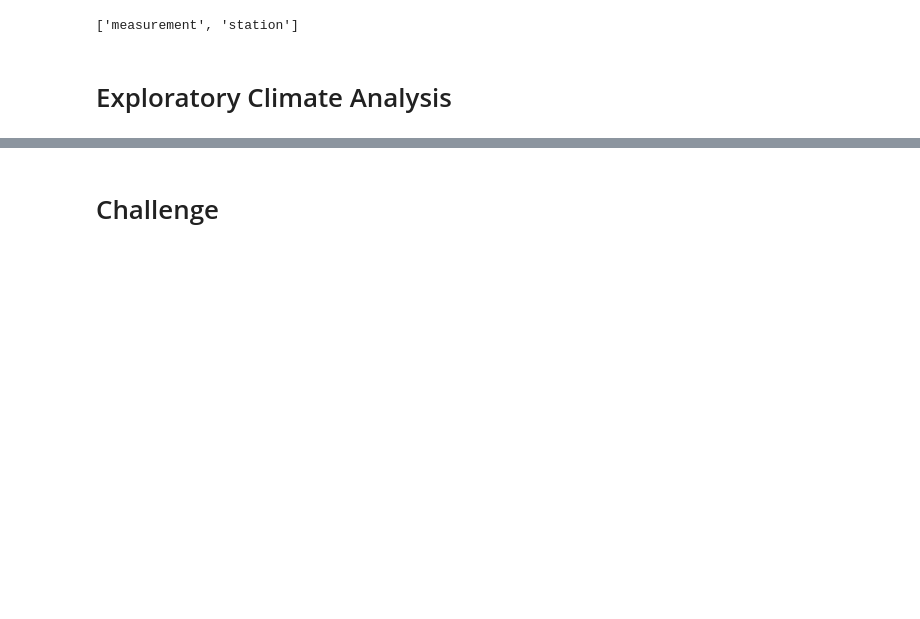
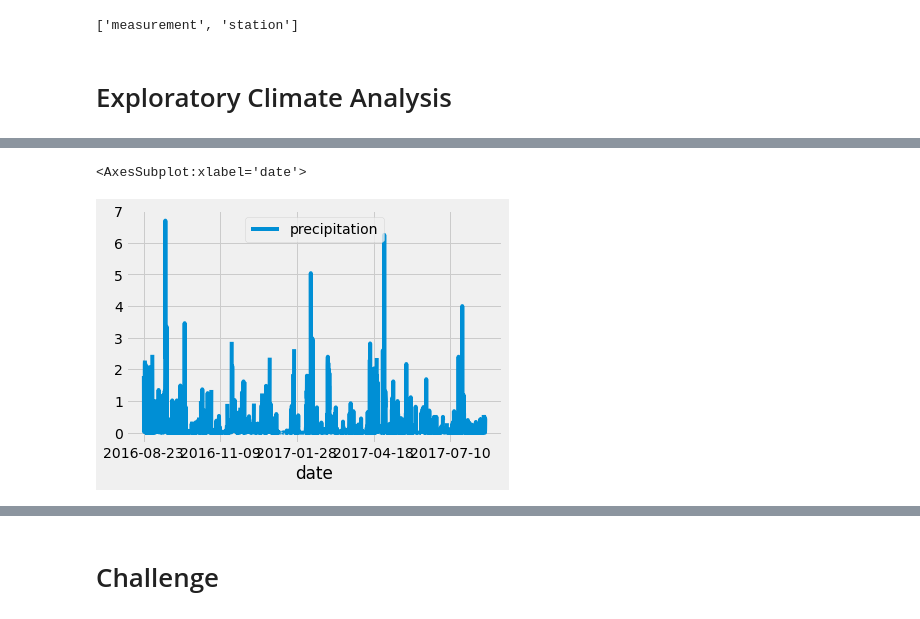
Before and after one commit to jhonpire/surfs_up, a Jupyter notebook: climate_analysis.ipynb, the cells around one changed output, grey strips where cells are left out. Saved outputs shown, nothing was run; the diff lists cells and outputs as text; code cells hidden in the pictures; blank space fills up the shorter version.

Commit message:
Analysis including a plot and summary statistics

```diff
--- a/climate_analysis.ipynb
+++ b/climate_analysis.ipynb
@@ -52,0 +43,4 @@ session = Session(engine)
+# %%
+# Calculate the date one year from the last date in data set.
+prev_year = dt.date(2017, 8, 23) - dt.timedelta(days=365)
+prev_year
@@ -52,0 +58,6 @@ session = Session(engine)
+# %%
+# Filter out all the data that is older than  a year from the last record date
+# Add the ".add()" function to extract all the results and put them in a list
+
+results = session.query(Measurement.date, Measurement.prcp).filter(Measurement.date >= prev_year).all()
+print(results)
@@ -52,0 +66,10 @@ session = Session(engine)
+# %%
+# Save the query results as a Pandas DataFrame and set the index to the date column
+
+#Define the DataFrame and it's parameters
+df = pd.DataFrame(results, columns=['date','precipitation'])
+
+# Define the Index for the DataFrame and overwrite the "df" DataFrame by using "inplace=true"
+df.set_index(df['date'], inplace=True)
+
+print(df)
@@ -52,0 +113,4 @@ session = Session(engine)
+# %%
+# Sort the dataframe by date
+df = df.sort_index()
+print(df.to_string(index=False))
@@ -53,2 +135,8 @@ session = Session(engine)
+# %%
+# Use Pandas Plotting with Matplotlib to plot the data
+df.plot()
+# %% [output]
+<AxesSubplot:xlabel='date'>
+[figure, added]
 # %%
 # Use Pandas to calcualte the summary statistics for the precipitation data
```
Also changed, not shown: parts of 8 cells of this notebook.
